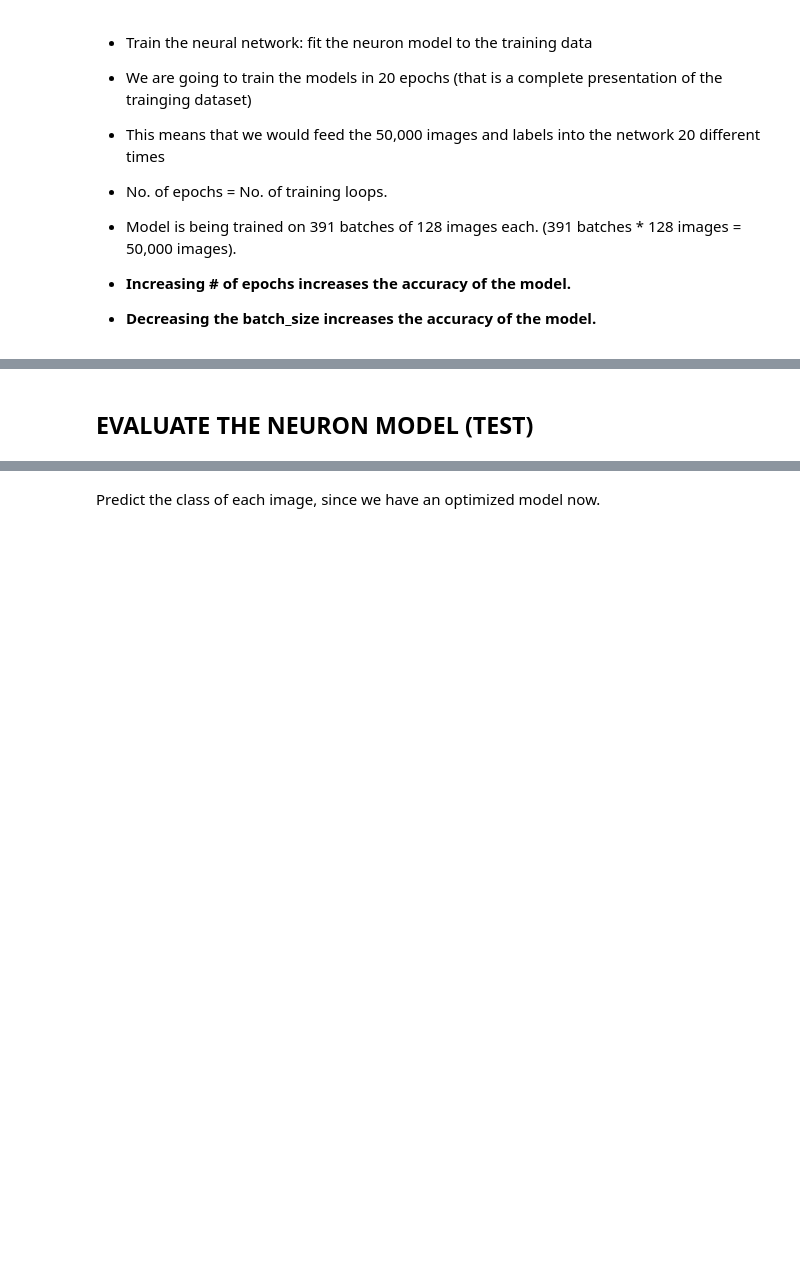
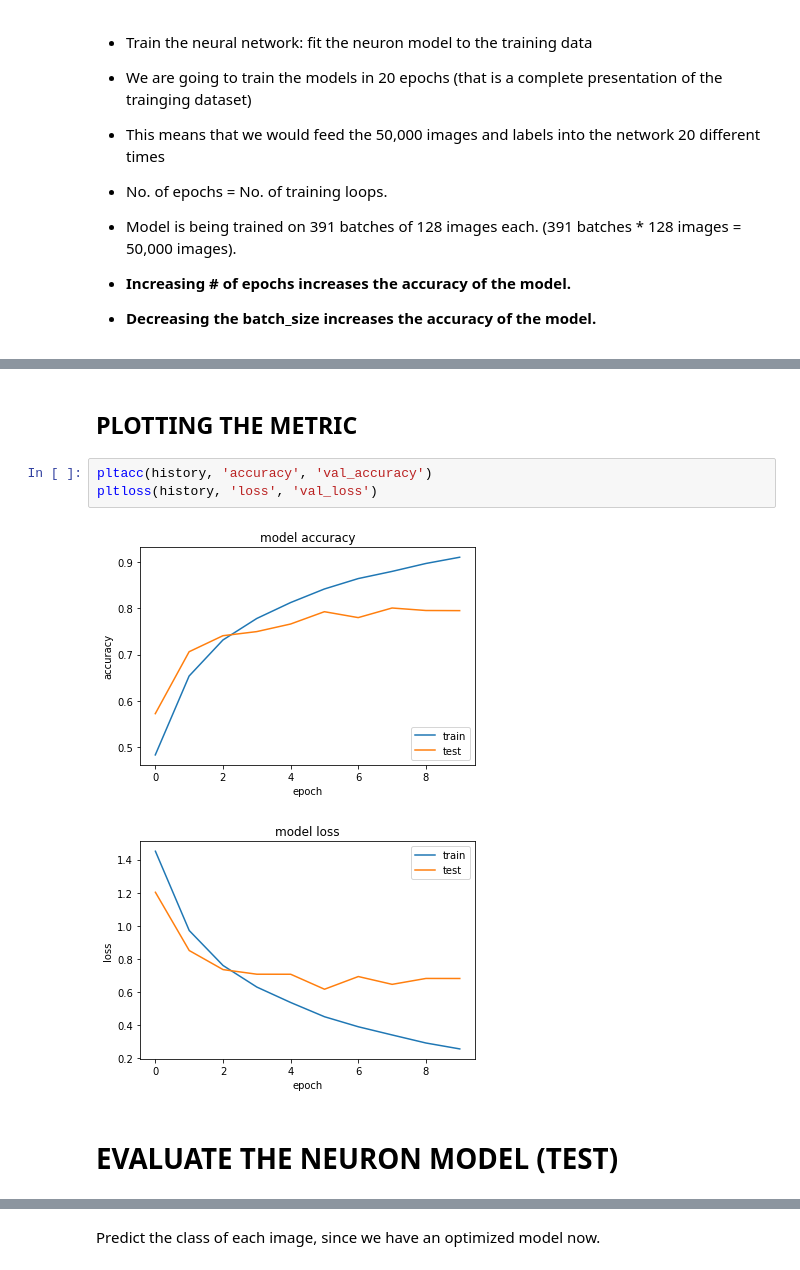
Before and after one commit to AbuAlkebash/Deep-Learning, a Jupyter notebook: Image_classification_using_CNN_CIFAR10_dataset.ipynb, the cells around one changed output, grey strips where cells are left out. Cells and saved outputs as stored; diff of their text form; blank space fills up the shorter version.

```diff
--- a/Image_classification_using_CNN_CIFAR10_dataset.ipynb
+++ b/Image_classification_using_CNN_CIFAR10_dataset.ipynb
@@ -297,5 +303,13 @@ Epoch 10/10
+# %% [markdown]
+## PLOTTING THE METRIC
+# %%
+pltacc(history, 'accuracy', 'val_accuracy')
+pltloss(history, 'loss', 'val_loss')
+# %% [output]
+[figure, added]
+[figure, added]
 # %% [markdown]
-## EVALUATE THE NEURON MODEL (TEST)
+# EVALUATE THE NEURON MODEL (TEST)
 # %%
 test_loss, test_acc, = cnn.evaluate(test_images_proc, test_labels_proc)
 # %% [output]
```
Also changed, not shown: parts of 38 cells of this notebook.
